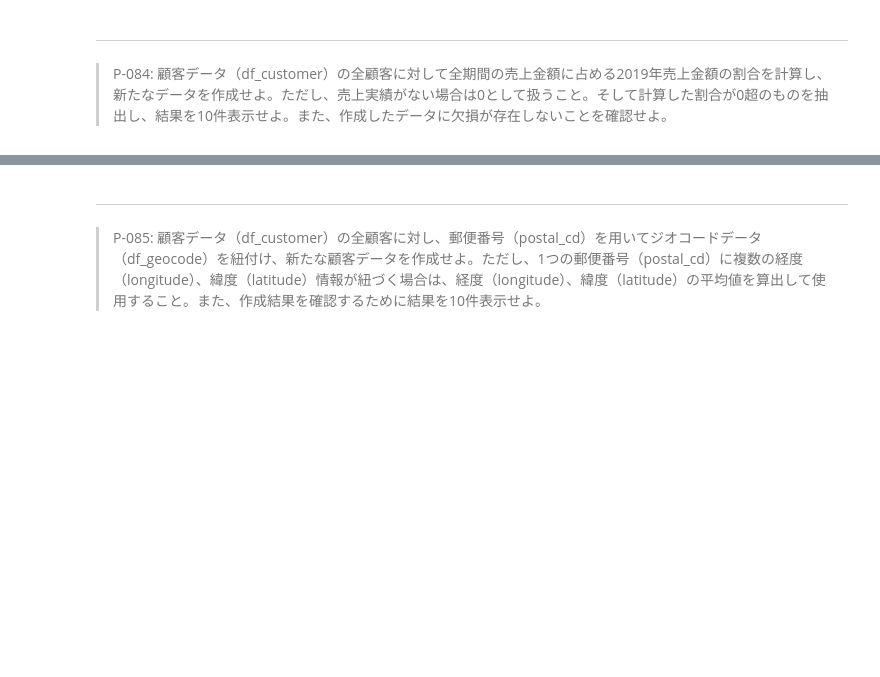
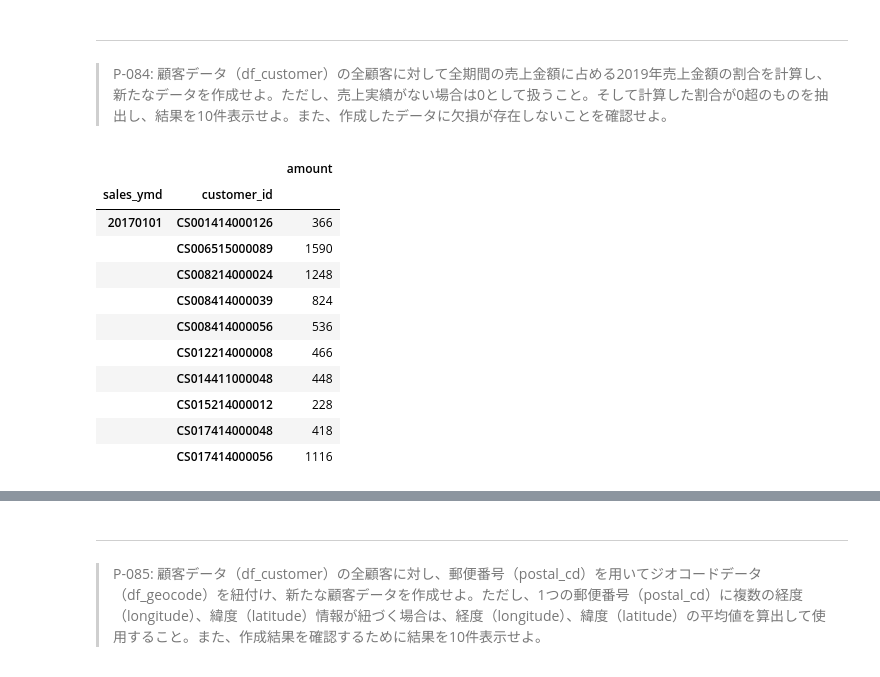
Before and after one commit to kayaba0721/ThinkStats2, a Jupyter notebook: docker/work/preprocess_knock_Python.ipynb, the cells around one changed output, grey strips where cells are left out. Cells and saved outputs as stored; diff of their text form; code cells hidden in the pictures; blank space fills up the shorter version.

```diff
--- a/docker/work/preprocess_knock_Python.ipynb
+++ b/docker/work/preprocess_knock_Python.ipynb
@@ -2034,3 +2092,26 @@ AttributeError: 'NoneType' object has no attribute 'isnull'
 # %% [markdown]
 ---
 > P-084: 顧客データ（df_customer）の全顧客に対して全期間の売上金額に占める2019年売上金額の割合を計算し、新たなデータを作成せよ。ただし、売上実績がない場合は0として扱うこと。そして計算した割合が0超のものを抽出し、結果を10件表示せよ。また、作成したデータに欠損が存在しないことを確認せよ。
+# %%
+df_receipt_1 = df_receipt.copy()
+#df_tmp = df_receipt_1.drop_duplicates(subset =["sales_ymd","customer_id"]).query("sales_ymd.str.startswith('2019')").groupby("customer_id")
+df_tmp = df_receipt_1.drop_duplicates(subset =["sales_ymd","customer_id"]).query("sales_ymd.astype('str').str.startswith('2019')").groupby(["sales_ymd","customer_id"]).agg({
+    "amount":"sum"
+})
+
+df_tmp_2 = df_receipt_1.drop_duplicates().groupby(["sales_ymd","customer_id"]).agg({"amount":"sum"})
+
+df_tmp_2.head(10)
+# %% [output]
+|  |  | amount |
+| sales_ymd | customer_id |  |
+| 20170101 | CS001414000126 | 366 |
+|  | CS006515000089 | 1590 |
+|  | CS008214000024 | 1248 |
+|  | CS008414000039 | 824 |
+|  | CS008414000056 | 536 |
+|  | CS012214000008 | 466 |
+|  | CS014411000048 | 448 |
+|  | CS015214000012 | 228 |
+|  | CS017414000048 | 418 |
+|  | CS017414000056 | 1116 |
```
Also changed, not shown: parts of 5 cells of this notebook.
